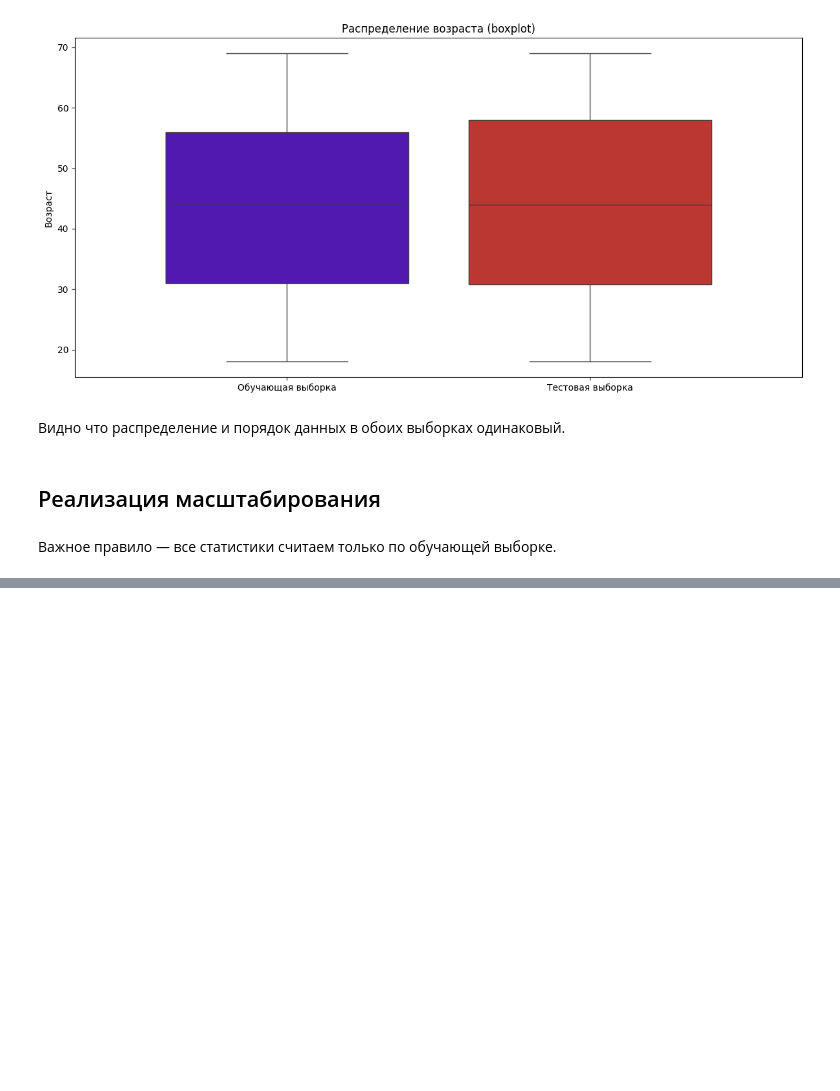
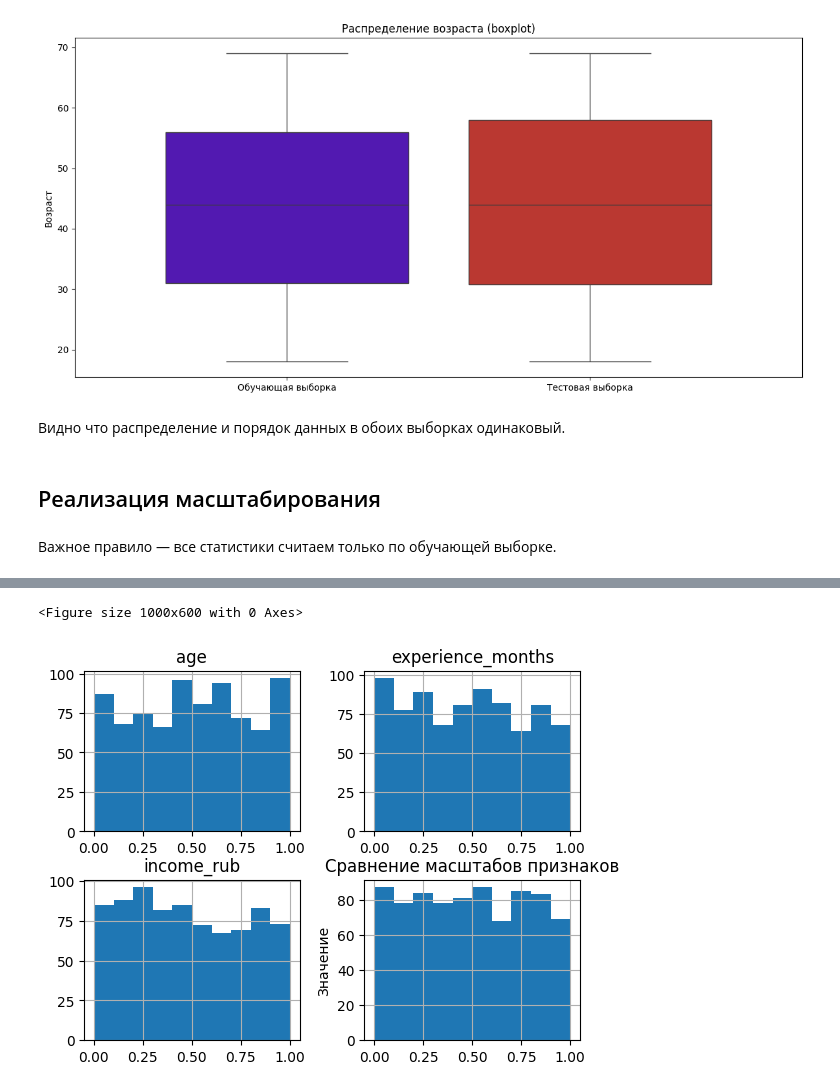
Before and after one commit to Beefeater84/yandex-practicum-data-scientist, a Jupyter notebook: sprint-13/notebooks/Normalization.ipynb, the cells around one changed output, grey strips where cells are left out. Drawn from its saved outputs; the diff is of its cells as text; code cells hidden in the pictures; blank space fills up the shorter version.

```diff
--- a/sprint-13/notebooks/Normalization.ipynb
+++ b/sprint-13/notebooks/Normalization.ipynb
@@ -145,0 +290,18 @@ plt.show()
+# %%
+# Устанавливаем размер фигуры (ширина 10, высота 6)
+plt.figure(figsize=(10, 6))
+
+# Строим boxplot (диаграмму размаха) для всех указанных признаков
+train_minmax.hist(column=['age', 'experience_months', 'income_rub', 'visits_count'])
+
+# Заголовок графика
+plt.title('Сравнение масштабов признаков')
+
+# Подпись оси Y
+plt.ylabel('Значение')
+
+# Показываем график
+plt.show()
+# %% [output]
+<Figure size 1000x600 with 0 Axes>
+[figure, added]
```
Also changed, not shown: parts of 10 cells of this notebook, 3 other files.
